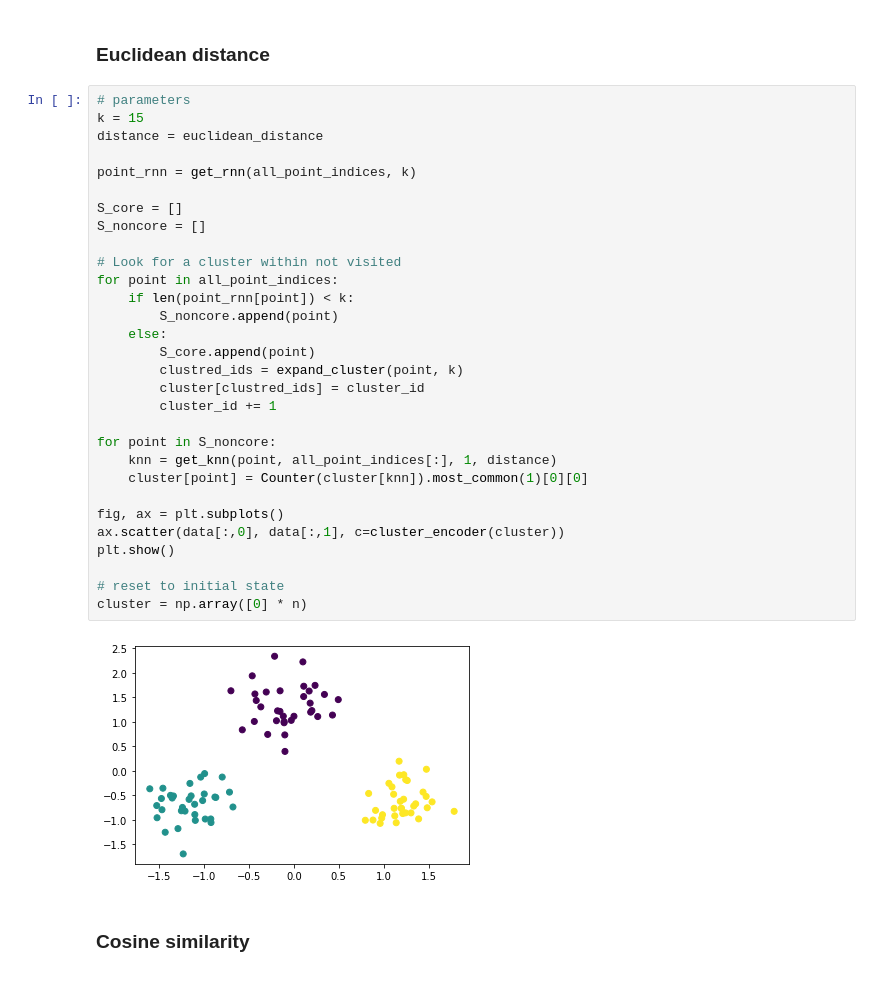
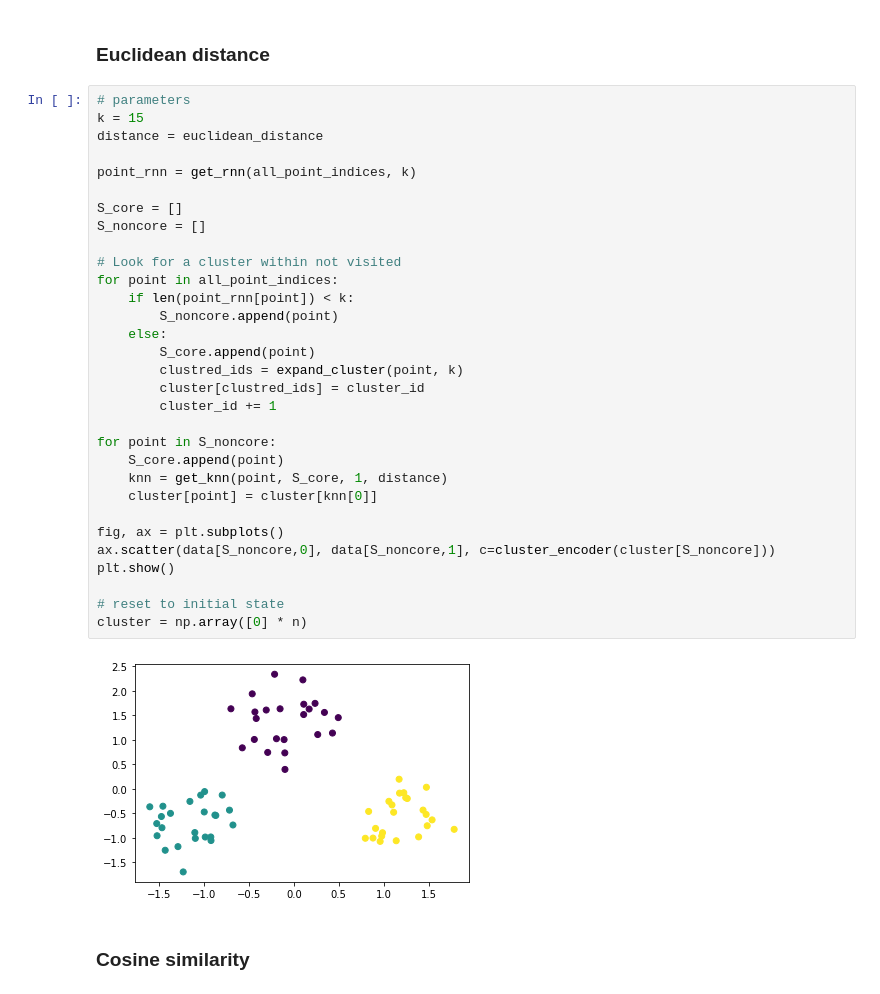
Before and after one commit to arek544/DBSCAN, a Jupyter notebook: dbscan_vs_dbscrn.ipynb, the cells around one changed output. Drawn from its saved outputs; the diff is of its cells as text.

```diff
--- a/dbscan_vs_dbscrn.ipynb
+++ b/dbscan_vs_dbscrn.ipynb
@@ -275,35 +283,36 @@ def expand_cluster(y, k):
 # %%
 # parameters
 k = 15
 distance = euclidean_distance
 
 point_rnn = get_rnn(all_point_indices, k)
 
 S_core = []
 S_noncore = []
 
 # Look for a cluster within not visited
 for point in all_point_indices:
     if len(point_rnn[point]) < k:
         S_noncore.append(point)
     else:
         S_core.append(point)
         clustred_ids = expand_cluster(point, k)
         cluster[clustred_ids] = cluster_id
         cluster_id += 1
 
 for point in S_noncore:
-    knn = get_knn(point, all_point_indices[:], 1, distance)
-    cluster[point] = Counter(cluster[knn]).most_common(1)[0][0]
+    S_core.append(point)
+    knn = get_knn(point, S_core, 1, distance)
+    cluster[point] = cluster[knn[0]]
 
 fig, ax = plt.subplots()
-ax.scatter(data[:,0], data[:,1], c=cluster_encoder(cluster))
+ax.scatter(data[S_noncore,0], data[S_noncore,1], c=cluster_encoder(cluster[S_noncore]))
 plt.show()
 
 # reset to initial state
 cluster = np.array([0] * n)
 # %% [output]
-[figure, old version]
+[figure, new version]
 # %% [markdown]
 ### Cosine similarity
 # %%
```
Also changed, not shown: parts of 6 cells of this notebook.
